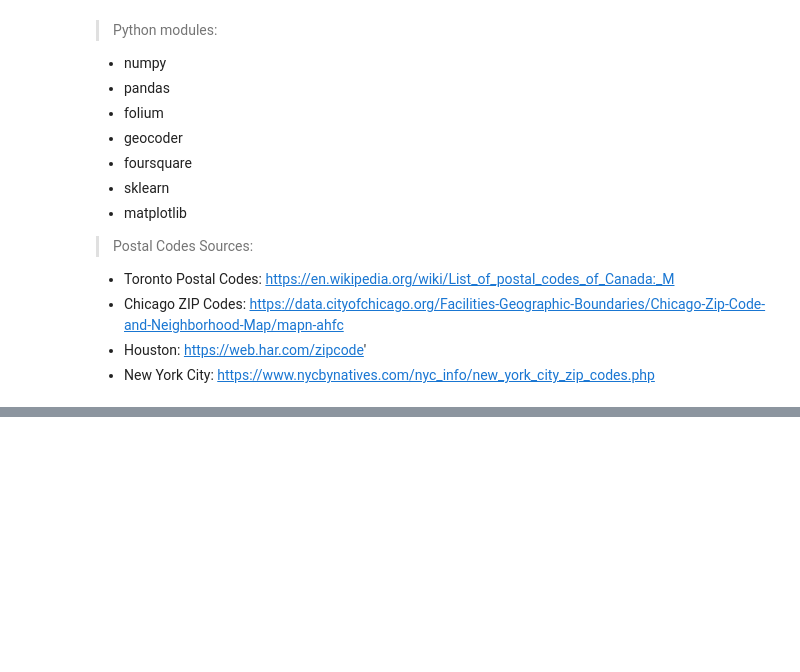
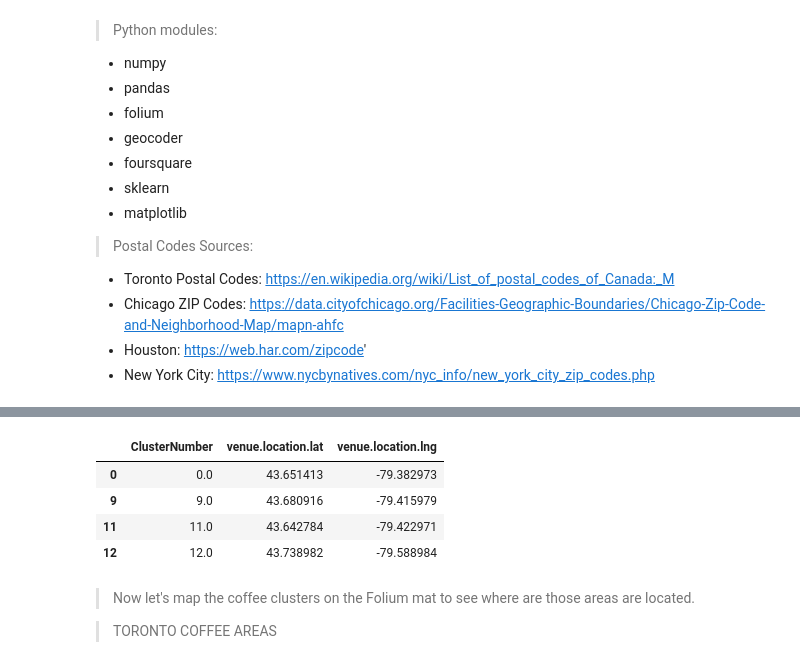
Before and after one commit to douxross/IBM-Project, a Jupyter notebook: main.ipynb, the cells around one changed output, grey strips where cells are left out. Saved outputs shown, nothing was run; the diff lists cells and outputs as text; code cells hidden in the pictures; blank space fills up the shorter version.

```diff
--- a/main.ipynb
+++ b/main.ipynb
@@ -33,0 +646,36 @@ The postal codes can be obtained over the Internet. Geolocation of those ZIP cod
+# %%
+# TORONTO
+# short table of all venues
+df_cluster_loc_t = df_cluster_t[['venue.location.lat', 'venue.location.lng', 'ClusterNumber']]
+# short table of all cluster with mean coordinates
+df_cluster_loc_t = df_cluster_loc_t.groupby(by='ClusterNumber', as_index=False).mean()
+# only clusters with trending Coffee shops
+df_coffe_cluster_t = df_cluster_loc_t[df_cluster_loc_t['ClusterNumber'].isin(coffee_clusters_t)]
+
+# CHICAGO
+df_cluster_loc_c = df_cluster_c[['venue.location.lat', 'venue.location.lng', 'ClusterNumber']]
+df_cluster_loc_c = df_cluster_loc_c.groupby(by='ClusterNumber', as_index=False).mean()
+df_coffe_cluster_c = df_cluster_loc_c[df_cluster_loc_c['ClusterNumber'].isin(coffee_clusters_c)]
+
+# HOUSTON
+df_cluster_loc_h = df_cluster_h[['venue.location.lat', 'venue.location.lng', 'ClusterNumber']]
+df_cluster_loc_h = df_cluster_loc_h.groupby(by='ClusterNumber', as_index=False).mean()
+df_coffe_cluster_h = df_cluster_loc_h[df_cluster_loc_h['ClusterNumber'].isin(coffee_clusters_h)]
+
+# NYC
+df_cluster_loc_n = df_cluster_n[['venue.location.lat', 'venue.location.lng', 'ClusterNumber']]
+df_cluster_loc_n = df_cluster_loc_n.groupby(by='ClusterNumber', as_index=False).mean()
+df_coffe_cluster_n = df_cluster_loc_n[df_cluster_loc_n['ClusterNumber'].isin(coffee_clusters_n)]
+
+# look at Toronto's table
+df_coffe_cluster_t
+# %% [output]
+|  | ClusterNumber | venue.location.lat | venue.location.lng |
+| 0 | 0.0 | 43.651413 | -79.382973 |
+| 9 | 9.0 | 43.680916 | -79.415979 |
+| 11 | 11.0 | 43.642784 | -79.422971 |
+| 12 | 12.0 | 43.738982 | -79.588984 |
+# %% [markdown]
+> Now let's map the coffee clusters on the Folium mat to see where are those areas are located.
+
+> TORONTO COFFEE AREAS
```
Also changed, not shown: parts of 81 cells of this notebook.
